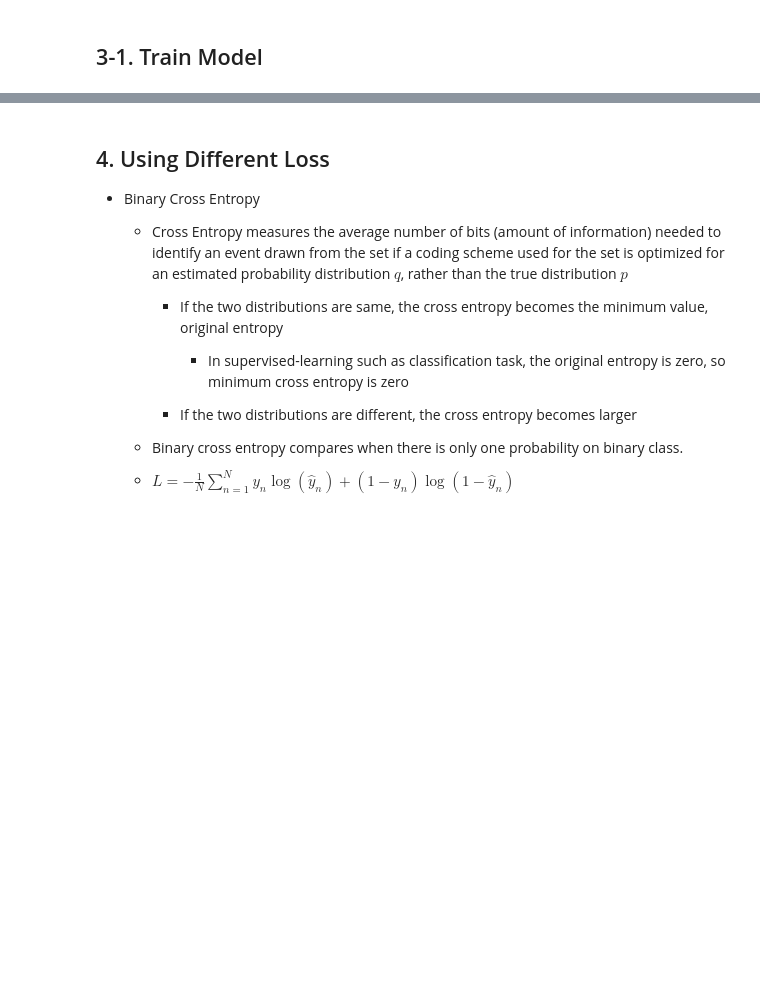
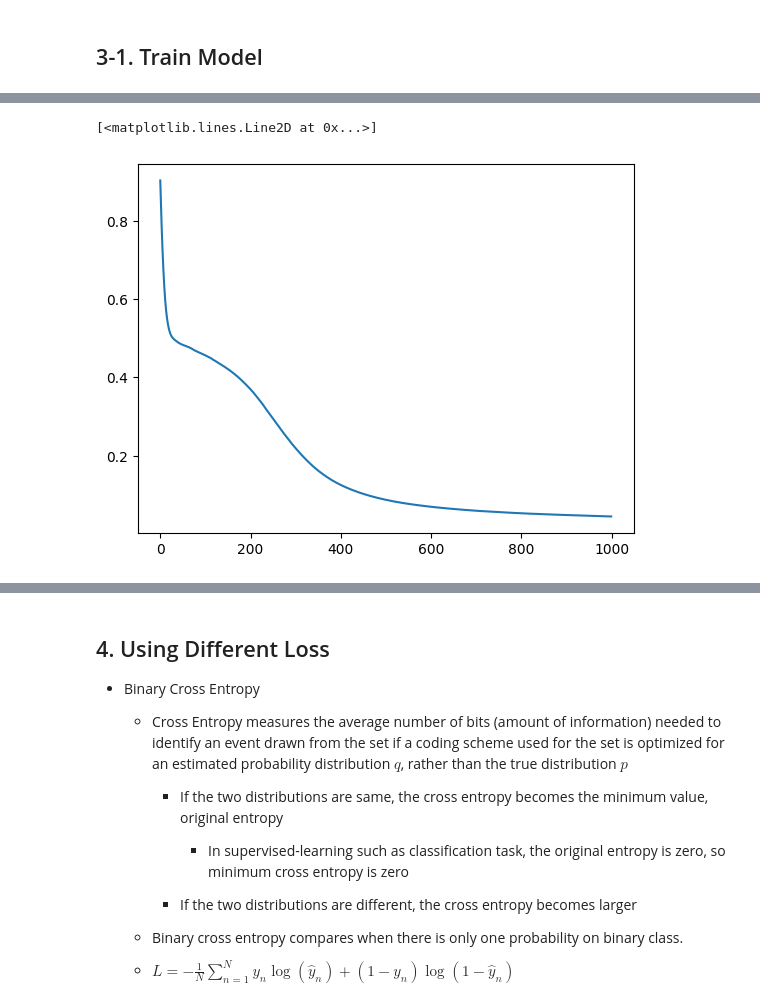
Before and after one commit to jdasam/mas1004, a Jupyter notebook: live_coding/3_binary_classification.ipynb, the cells around one changed output, grey strips where cells are left out. Saved outputs shown, nothing was run; the diff lists cells and outputs as text; code cells hidden in the pictures; blank space fills up the shorter version.

```diff
--- a/live_coding/3_binary_classification.ipynb
+++ b/live_coding/3_binary_classification.ipynb
@@ -151,4 +191,13 @@ num_iter = 1000
 loss_record = []
 
 for iter in tqdm(range(num_iter)):
-  pass
+  pred = model(data)
+  loss = torch.abs(pred - label)
+  # loss = get_binary_cross_entropy(pred, label)
+
+  loss=loss.mean()
+  loss.backward()
+  loss_record.append(loss.item())
+  optimizer.step()
+  optimizer.zero_grad()
+loss_record
@@ -155,5 +222,9 @@ for iter in tqdm(range(num_iter)):
 # %%
 # plot loss record
+plt.plot(loss_record)
+# %% [output]
+[<matplotlib.lines.Line2D at 0x...>]
+[figure, added]
 # %%
 # visualize decision boundary
 visualize_decision_boundary(model, data, label)
```
Also changed, not shown: parts of 12 cells of this notebook.
